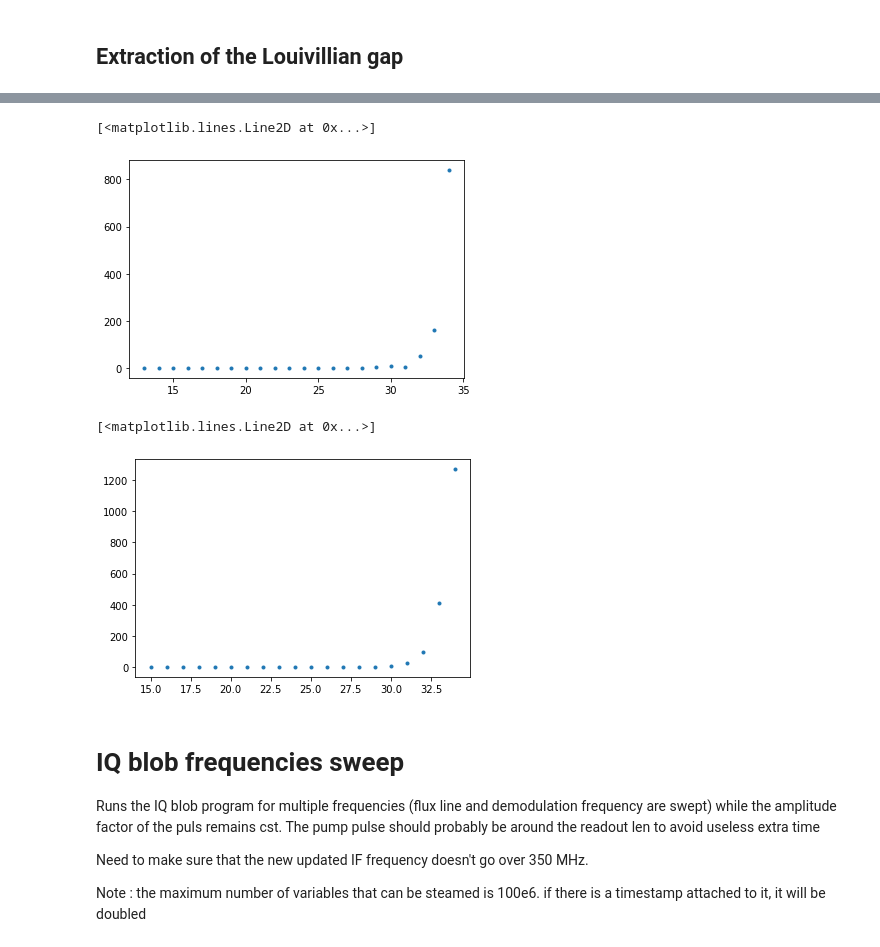
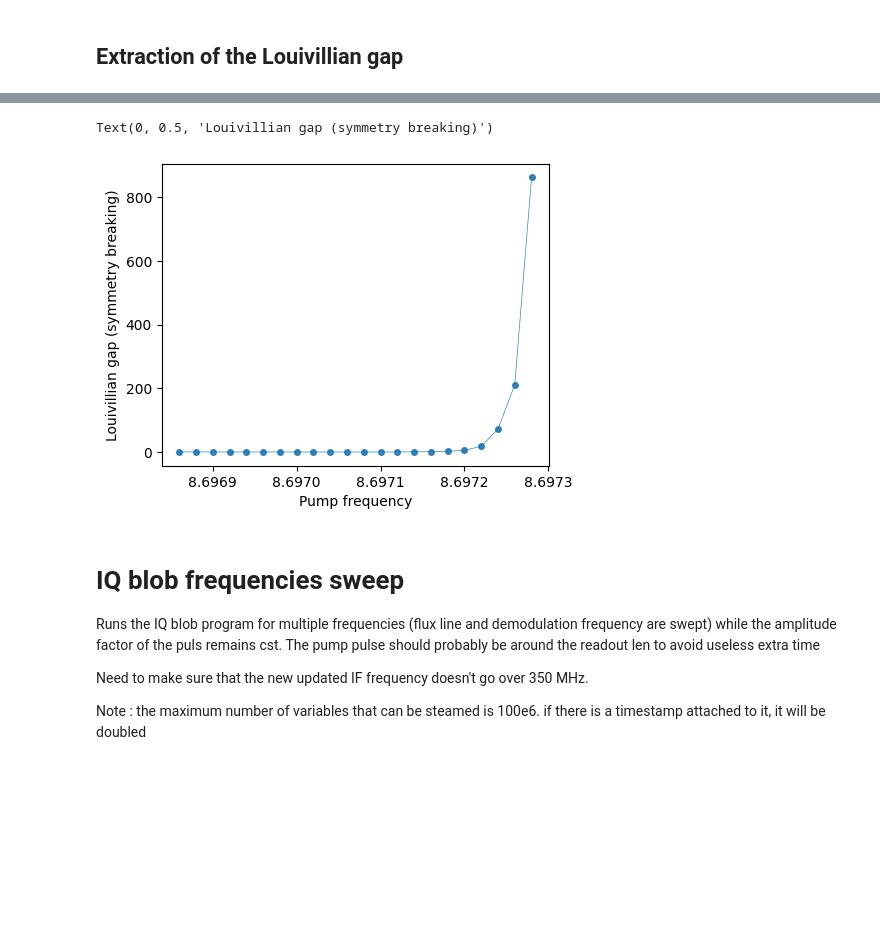
Before and after one commit to BeaulieuGuillaume/DPT_SQUID, a Jupyter notebook: Second_Order_Transition/Multiple_jumps.ipynb, the cells around one changed output, grey strips where cells are left out. Saved outputs shown, nothing was run; the diff lists cells and outputs as text; code cells hidden in the pictures; blank space fills up the shorter version.

```diff
--- a/Second_Order_Transition/Multiple_jumps.ipynb
+++ b/Second_Order_Transition/Multiple_jumps.ipynb
@@ -1380,8 +1375,11 @@ gap of 12159.081313079705
 # %%
+%matplotlib qt
 #Extract for multiple
 gap=[]
 gap_freq=[]
-corr_length=50
+#corr_length=50
+
+ploting=True
 
 for i in range(len(freqs)):
 
@@ -1390,17 +1388,16 @@ for i in range(len(freqs)):
 
     if Data[freqs[i]]["vaccum"]==False :
 
+        corr_length=2000  #round(I.shape[0]*0.005)
         corr_list, popt_1, y_fitted =gap_single_freq(time,I, corr_length)
 
         gap.append(popt_1[1])
         gap_freq.append(i)
 
-plt.plot(gap_freq,gap,".")
+        if ploting :
+            fig, axs = plt.subplots( nrows=1, ncols=1, figsize=figsize,dpi=200)
+            axs.set_title("Pump : "+str(freqs[i]))
+            axs.plot(time[0:corr_length],corr_list)
+            axs.plot(time[0:corr_length],y_fitted)
+            axs.set_xlabel("time [s]")
+            axs.set_ylabel(r"Correlation")
-# %% [output]
-[<matplotlib.lines.Line2D at 0x...>]
-[figure, removed]
-# %%
-plt.plot(gap_freq,gap,".")
-# %% [output]
-[<matplotlib.lines.Line2D at 0x...>]
-[figure, removed]
@@ -1407,3 +1406,16 @@ plt.plot(gap_freq,gap,".")
+# %%
+%matplotlib inline
+figsize=(5,4)
+
+fig, axs = plt.subplots( nrows=1, ncols=1, figsize=figsize,dpi=100)
+gap_freq=freqs[gap_freq]+LO_fluxline
+axs.plot(gap_freq/1e9,gap,'.-',alpha=.9, lw=.5, ms=8)
+axs.set_xlabel("Pump frequency")
+axs.set_ylabel("Louivillian gap (symmetry breaking)")
+#axs.set_yscale('log')
+# %% [output]
+Text(0, 0.5, 'Louivillian gap (symmetry breaking)')
+[figure, added]
 # %% [markdown]
 # IQ blob frequencies sweep
 
```
Also changed, not shown: parts of 9 cells of this notebook, 2 other files.
